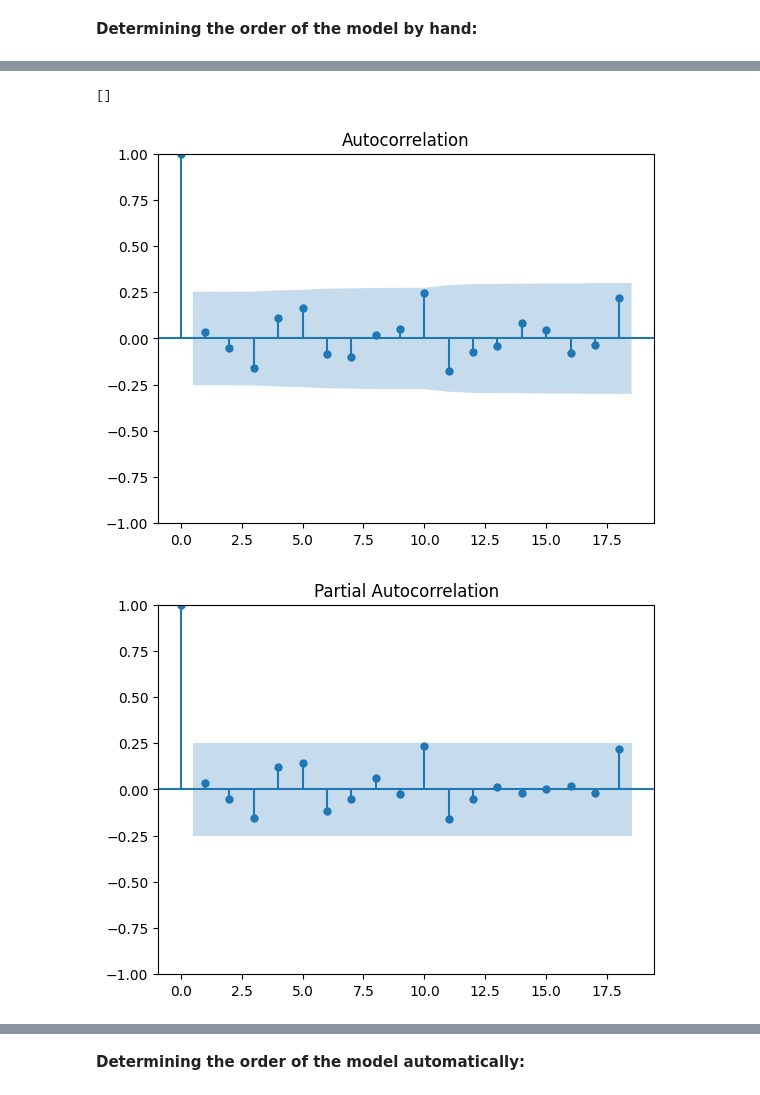
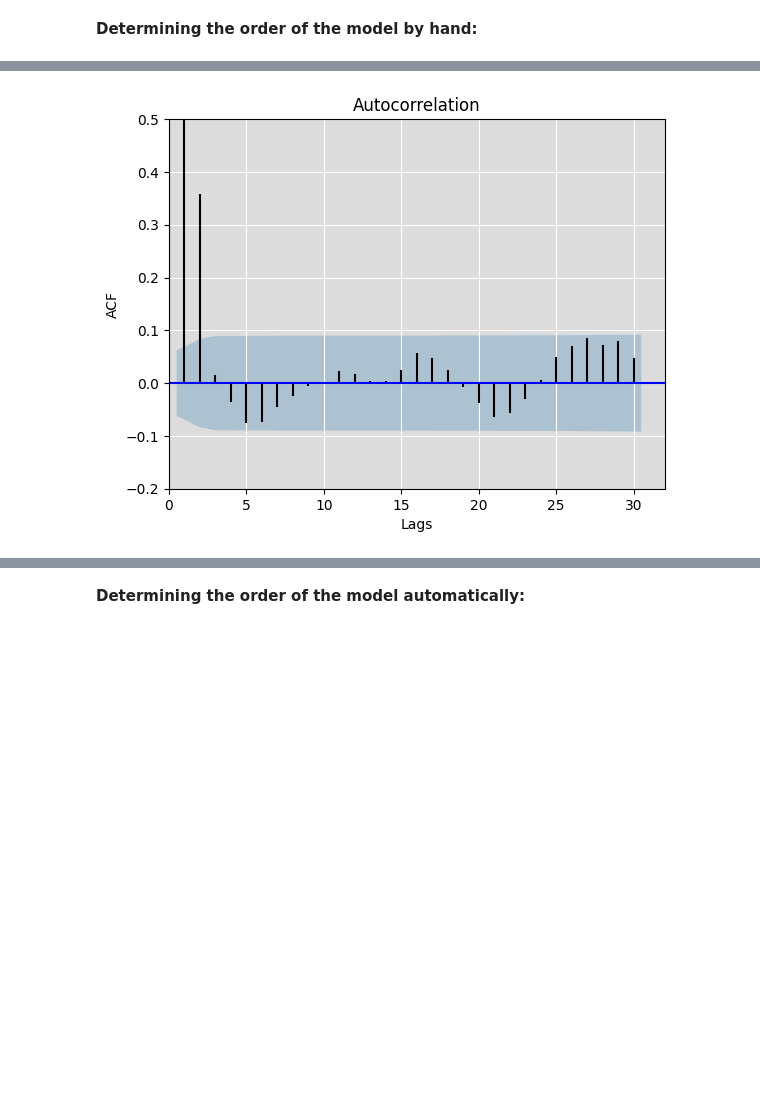
Before and after one commit to santosmv/Learning-machine-learning, a Jupyter notebook: Time-Series/statistical_models.ipynb, the cells around one changed output, grey strips where cells are left out. Drawn from its saved outputs; the diff is of its cells as text; code cells hidden in the pictures; blank space fills up the shorter version.

```diff
--- a/Time-Series/statistical_models.ipynb
+++ b/Time-Series/statistical_models.ipynb
@@ -264,13 +257,12 @@ plt.ylim(-0.2,.5);
-# %%
-model_arma = ARIMA(demand_data['Banking_orders_(2)'], order=(1,0,1))
-fit_arma = model_arma.fit()
-
-plot_acf(fit_arma.resid)
-plt.plot()
-
-plot_pacf(fit_arma.resid)
-plt.plot()
-# %% [output]
-[]
-[figure, removed]
-[figure, removed]
+# %%
+fig, ax = plt.subplots()
+ax.set_facecolor('gainsboro')
+plot_acf(y, marker=None, color='b', vlines_kwargs={'color':'k'}, ax=ax)
+plt.xlabel('Lags')
+plt.ylabel('ACF')
+plt.xlim(0,)
+plt.ylim(-0.2,.5)
+plt.grid(c='w')
+plt.show()
+# %% [output]
+[figure, added]
```
Also changed, not shown: parts of 31 cells of this notebook.
